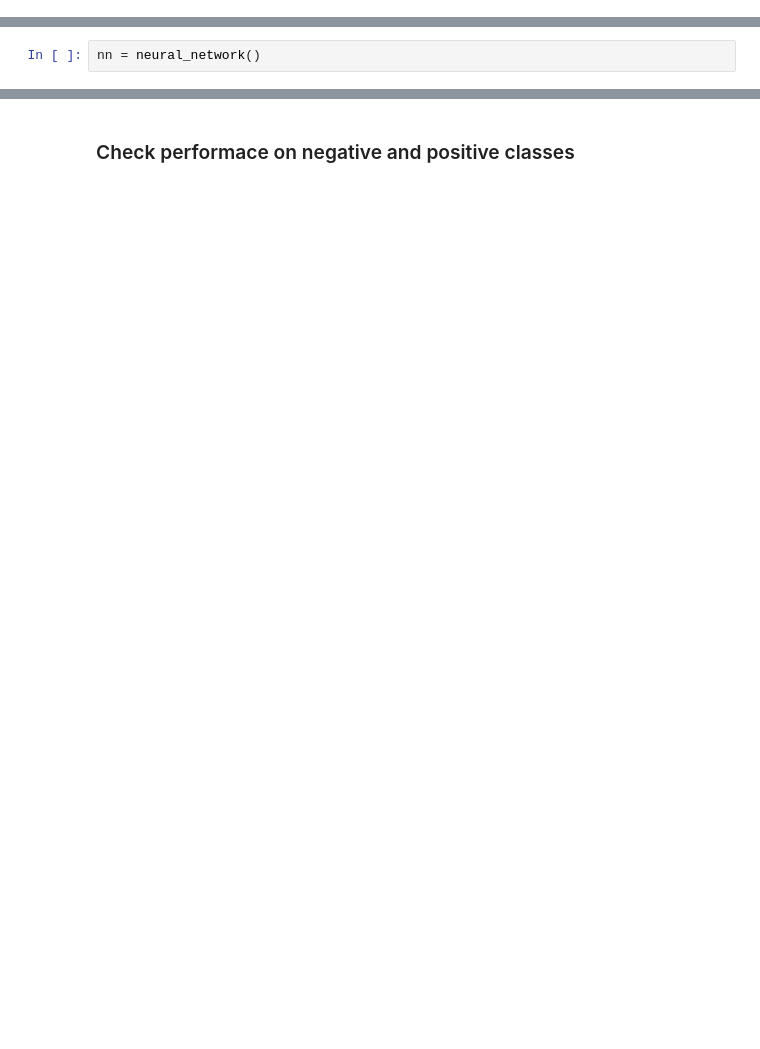
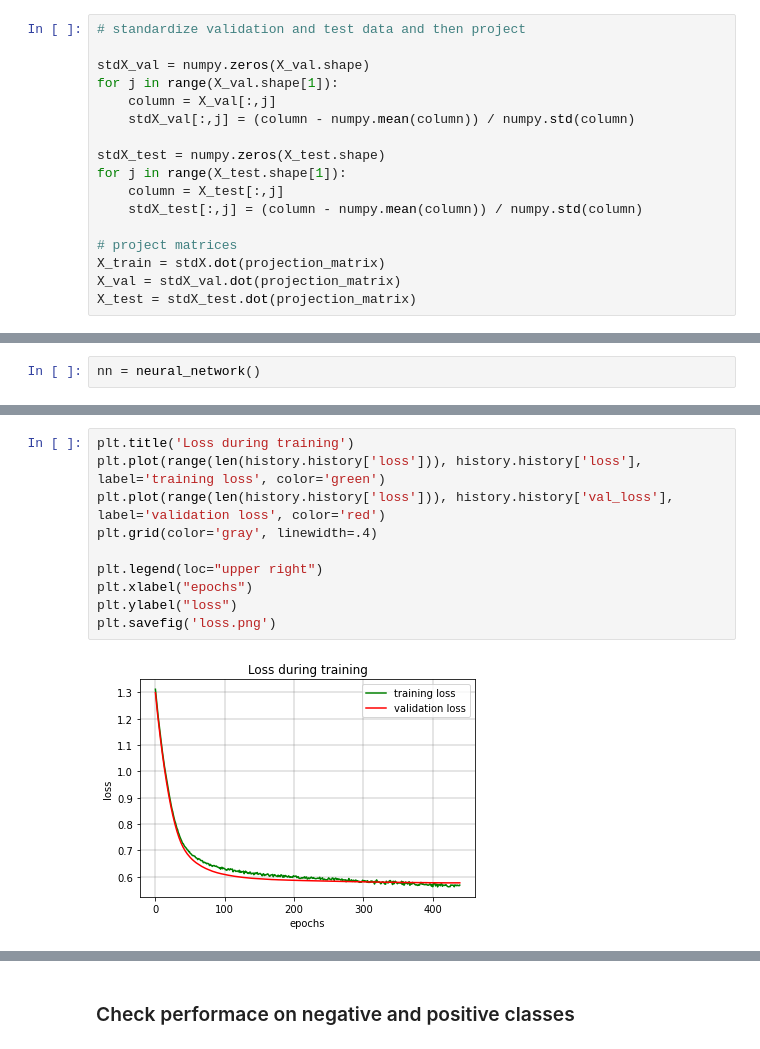
Before and after one commit to nicolagulmini/virulent_factor_classification, a Jupyter notebook: Virulent_training.ipynb, the cells around one changed output, grey strips where cells are left out. Cells and saved outputs as stored; diff of their text form; blank space fills up the shorter version.

```diff
--- a/Virulent_training.ipynb
+++ b/Virulent_training.ipynb
@@ -173,0 +260,17 @@ class neural_network:
+# %%
+# standardize validation and test data and then project
+
+stdX_val = numpy.zeros(X_val.shape)
+for j in range(X_val.shape[1]):
+    column = X_val[:,j]
+    stdX_val[:,j] = (column - numpy.mean(column)) / numpy.std(column)
+
+stdX_test = numpy.zeros(X_test.shape)
+for j in range(X_test.shape[1]):
+    column = X_test[:,j]
+    stdX_test[:,j] = (column - numpy.mean(column)) / numpy.std(column)
+
+# project matrices
+X_train = stdX.dot(projection_matrix)
+X_val = stdX_val.dot(projection_matrix)
+X_test = stdX_test.dot(projection_matrix)
@@ -204 +333,13 @@ plt.savefig('acc.png')
+# %%
+plt.title('Loss during training')
+plt.plot(range(len(history.history['loss'])), history.history['loss'], label='training loss', color='green')
+plt.plot(range(len(history.history['loss'])), history.history['val_loss'], label='validation loss', color='red')
+plt.grid(color='gray', linewidth=.4)
+
+plt.legend(loc="upper right")
+plt.xlabel("epochs")
+plt.ylabel("loss")
+plt.savefig('loss.png')
+# %% [output]
+[figure, added]
 # %%
```
Also changed, not shown: parts of 24 cells of this notebook.
